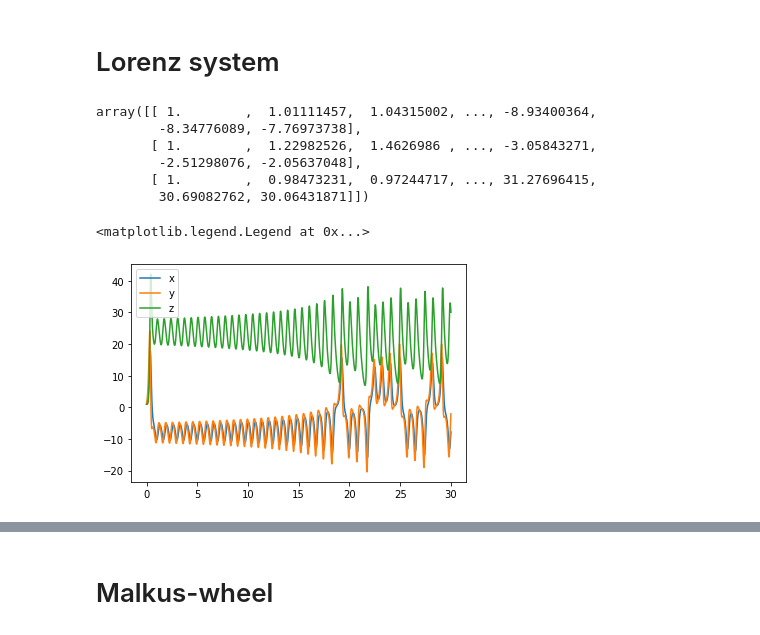
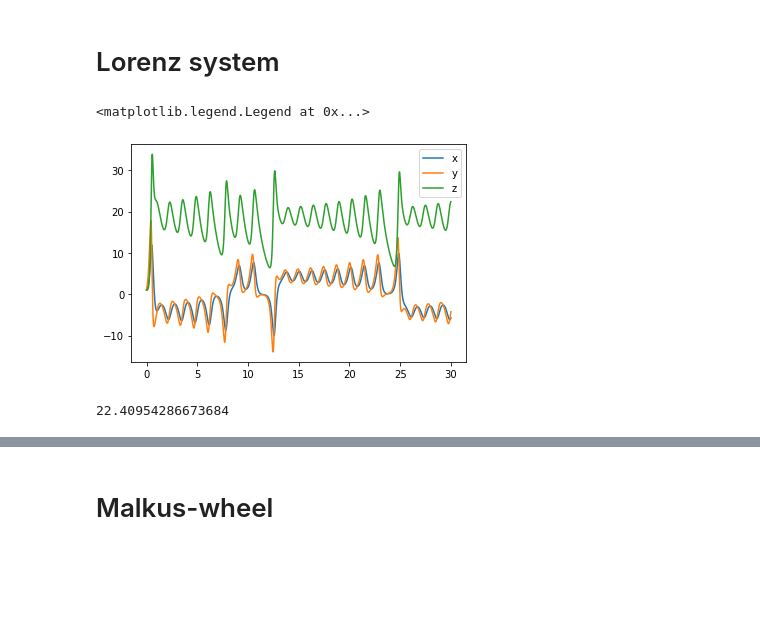
Before and after one commit to MunjungKim/Malkus-wheel, a Jupyter notebook: Malkus_wheel.ipynb, the cells around one changed output, grey strips where cells are left out. Drawn from its saved outputs; the diff is of its cells as text; code cells hidden in the pictures; blank space fills up the shorter version.

```diff
--- a/Malkus_wheel.ipynb
+++ b/Malkus_wheel.ipynb
@@ -46,20 +46,15 @@ p_list_malkus= RK4_3variable(1,1,1,Lorenz(r=25).Lorenz_func,0.01,3000)
+# %%
+plt.plot(p_list_lorenz[1],p_list_lorenz[0][0],label='x')
+plt.plot(p_list_lorenz[1],p_list_lorenz[0][1],label='y')
+plt.plot(p_list_lorenz[1],p_list_lorenz[0][2],label='z')
+plt.legend()
+# %% [output]
+<matplotlib.legend.Legend at 0x...>
+[figure, added]
 # %%
-p_list_malkus[0]
+p_list_malkus[0][2][3000]
 # %% [output]
-array([[ 1.        ,  1.01111457,  1.04315002, ..., -8.93400364,
-        -8.34776089, -7.76973738],
-       [ 1.        ,  1.22982526,  1.4626986 , ..., -3.05843271,
-        -2.51298076, -2.05637048],
-       [ 1.        ,  0.98473231,  0.97244717, ..., 31.27696415,
-        30.69082762, 30.06431871]])
+22.40954286673684
-# %%
-plt.plot(p_list_malkus[1],p_list_malkus[0][0],label='x')
-plt.plot(p_list_malkus[1],p_list_malkus[0][1],label='y')
-plt.plot(p_list_malkus[1],p_list_malkus[0][2],label='z')
-plt.legend()
-# %% [output]
-<matplotlib.legend.Legend at 0x...>
-[figure, removed]
 # %%
 fig = plt.figure(figsize=(10, 5))
 ax = fig.add_subplot(111, projection='3d') # Axe3D objec
```
Also changed, not shown: parts of 31 cells of this notebook, 2 other files.
